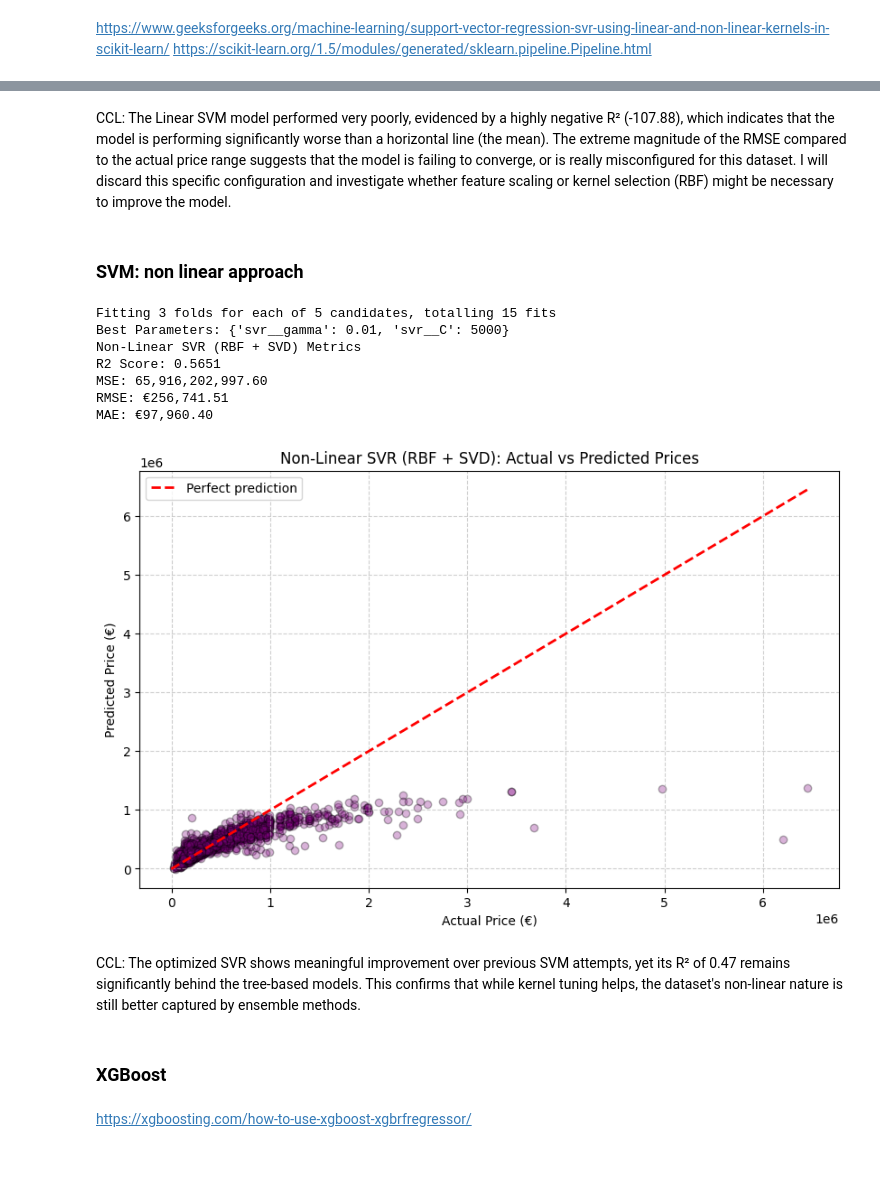
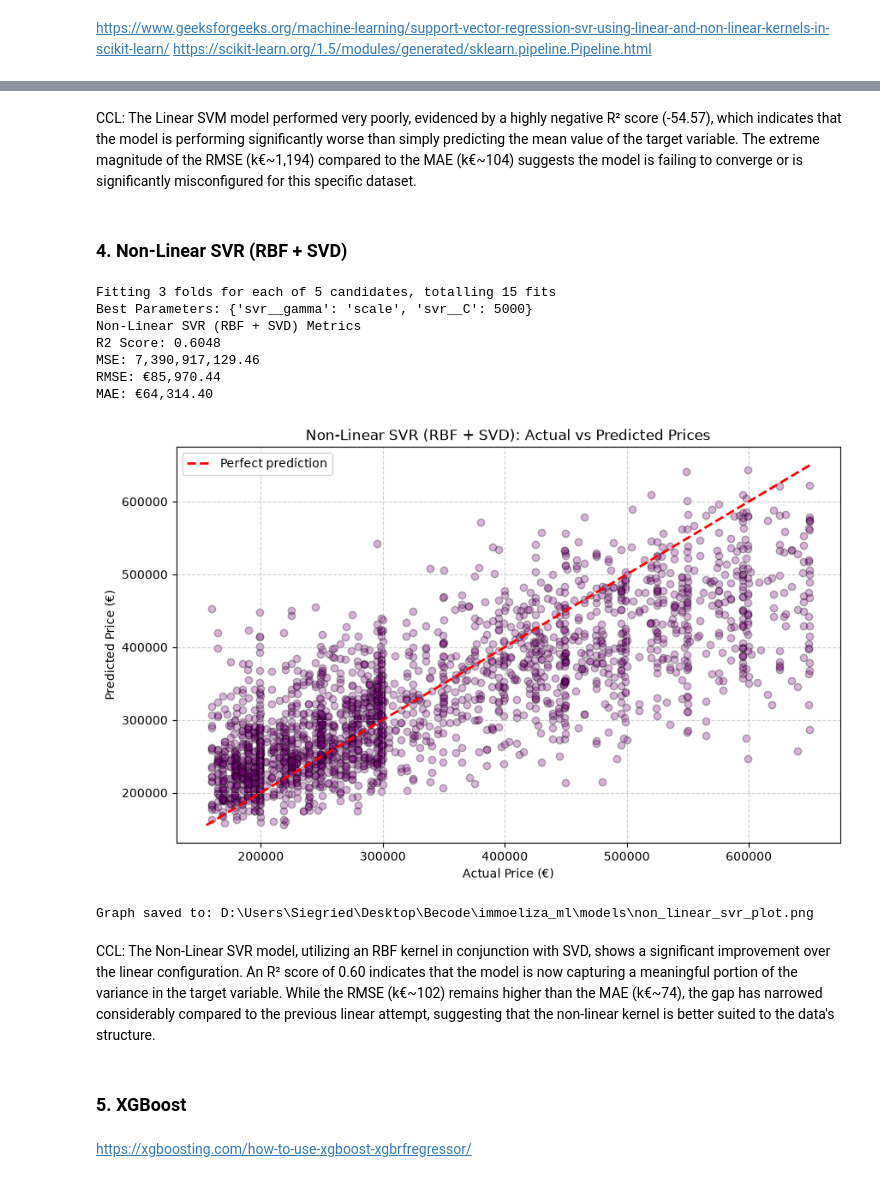
Before and after one commit to Siegried81/immoeliza_ml, a Jupyter notebook: analysis/notebook_sieg.ipynb, the cells around one changed output, grey strips where cells are left out. Saved outputs shown, nothing was run; the diff lists cells and outputs as text; code cells hidden in the pictures.

```diff
--- a/analysis/notebook_sieg.ipynb
+++ b/analysis/notebook_sieg.ipynb
@@ -21,8 +25,11 @@ from sklearn.decomposition import TruncatedSVD
 # %%
 INPUT_FILE = r"D:\Users\Siegried\Desktop\Becode\immoeliza_ml\data\raw\dataframe.json"
+OUTPUT_FILE = r"D:\Users\Siegried\Desktop\Becode\immoeliza_ml\data\clean\cleaned_data.json"
 OUTPUT_DIR = r"D:\Users\Siegried\Desktop\Becode\immoeliza_ml\data\clean"
-OUTPUT_FILE = os.path.join(OUTPUT_DIR, "cleaned_data.json")
 MODEL_DIR = r"D:\Users\Siegried\Desktop\Becode\immoeliza_ml\models"
+IMAGE_DIR = r"D:\Users\Siegried\Desktop\Becode\immoeliza_ml\images"
+MODEL_PATH = r"D:\Users\Siegried\Desktop\Becode\immoeliza_ml\models\best_xgboost.joblib"
+INPUT_PATH = r"D:\Users\Siegried\Desktop\Becode\immoeliza_ml\data\input\new_properties.json"
 # %% [markdown]
 ### Cleaning
 # %%
@@ -178,2 +220,8 @@ CCL: Since there are no values above 0.80, I don't need to drop any numerical co
 # %%
-df = final_df.drop(columns=['build_year'], errors='ignore')
+# Drop columns from both datasets
+cols_to_drop = ['build_year', 'total_surface', 'adress']
+train_df = train_df.drop(columns=cols_to_drop, errors='ignore')
+test_df = test_df.drop(columns=cols_to_drop, errors='ignore')
+# Verify
+print(f"New Train shape: {train_df.shape}")
+print(f"New Test shape: {test_df.shape}")
@@ -271,7 +327,8 @@ def run_rf_pipeline(file_path):
     X_train, X_test, y_train, y_test = train_test_split(X, y, test_size=0.2, random_state=42)
     model.fit(X_train, y_train)
 
-    joblib.dump(model, 'rf_immo_model.joblib')
+    model_filename = os.path.join(MODEL_DIR,'random_forest_model.joblib')
+    joblib.dump(model, model_filename)
 
     y_pred = model.predict(X_test)
 
@@ -368,15 +432,11 @@ MAE: €187,625.25
 # %% [markdown]
-CCL: The Linear SVM model performed very poorly, evidenced by a highly negative R² (-107.88), which indicates that the model is performing significantly worse than a horizontal line (the mean). The extreme magnitude of the RMSE compared to the actual price range suggests that the model is failing to converge, or is really misconfigured for this dataset. I will discard this specific configuration and investigate whether feature scaling or kernel selection (RBF) might be necessary to improve the model.
+CCL: The Linear SVM model performed very poorly, evidenced by a highly negative R² score (-54.57), which indicates that the model is performing significantly worse than simply predicting the mean value of the target variable. The extreme magnitude of the RMSE (k€~1,194) compared to the MAE (k€~104) suggests the model is failing to converge or is significantly misconfigured for this specific dataset.
 # %% [markdown]
-### SVM: non linear approach
+### 4. Non-Linear SVR (RBF + SVD)
 # %%
 def run_non_linear_svr():
     # Load and prepare data
     df = pd.read_json(OUTPUT_FILE).dropna(subset=["price"])
-
-    # Using 50% of data to speed up the  RBF SVR
-    # df = df.sample(frac=0.75, random_state=42)
-    # print(f"Training on {len(df)} samples.")
 
     X = df.drop(columns=["price", "address"], errors="ignore")
     y = df["price"]
@@ -395,7 +455,7 @@ def run_non_linear_svr():
         ]), cat_cols)
     ])
 
-    # PIPELINE: Includes SVD to compress feature space, keeping RBF training feasible
+    # Pipeline: Includes SVD to compress feature space, keeping RBF training feasible
     pipeline = Pipeline([
         ('prep', preprocessor),
         ('svd', TruncatedSVD(n_components=100)),
@@ -407,43 +467,52 @@ def run_non_linear_svr():
         'svr__gamma': ['scale', 0.1, 0.01]
     }
 
     X_train, X_test, y_train, y_test = train_test_split(X, y, test_size=0.2, random_state=42)
 
     # RandomizedSearchCV with progress tracking
     grid = RandomizedSearchCV(
         pipeline,
         param_distributions=param_grid,
         n_iter=5,
         cv=3,
         scoring='neg_mean_squared_error',
         n_jobs=-1,
         verbose=2)
 
     grid.fit(X_train, y_train)
 
     best_model = grid.best_estimator_
     print(f"Best Parameters: {grid.best_params_}")
 
-    joblib.dump(best_model, os.path.join(MODEL_DIR, "optimized_non_linear_svr.joblib"))
+    os.makedirs(MODEL_DIR, exist_ok=True)
+    joblib.dump(best_model, os.path.join(MODEL_DIR, "non_linear_svr.joblib"))
 
     y_pred = best_model.predict(X_test)
     display_metrics(y_test, y_pred, "Non-Linear SVR (RBF + SVD)")
+
     plot_actual_vs_predicted(y_test, y_pred, "Non-Linear SVR (RBF + SVD)")
+
+    plot_filename = os.path.join(MODEL_DIR, "non_linear_svr_plot.png")
+    plt.savefig(plot_filename, dpi=300, bbox_inches='tight')
+    print(f"Graph saved to: {plot_filename}")
+
+    plt.close()
 
 if __name__ == "__main__":
     run_non_linear_svr()
 # %% [output]
 Fitting 3 folds for each of 5 candidates, totalling 15 fits
-Best Parameters: {'svr__gamma': 0.01, 'svr__C': 5000}
+Best Parameters: {'svr__gamma': 'scale', 'svr__C': 5000}
 Non-Linear SVR (RBF + SVD) Metrics
-R2 Score: 0.5651
-MSE: 65,916,202,997.60
-RMSE: €256,741.51
-MAE: €97,960.40
+R2 Score: 0.6048
+MSE: 7,390,917,129.46
+RMSE: €85,970.44
+MAE: €64,314.40
-[figure, old version]
+[figure, new version]
+Graph saved to: D:\Users\Siegried\Desktop\Becode\immoeliza_ml\models\non_linear_svr_plot.png
 # %% [markdown]
-CCL: The optimized SVR shows meaningful improvement over previous SVM attempts, yet its R² of 0.47 remains significantly behind the tree-based models. This confirms that while kernel tuning helps, the dataset's non-linear nature is still better captured by ensemble methods.
+CCL: The Non-Linear SVR model, utilizing an RBF kernel in conjunction with SVD, shows a significant improvement over the linear configuration. An R² score of 0.60 indicates that the model is now capturing a meaningful portion of the variance in the target variable. While the RMSE (k€~102) remains higher than the MAE (k€~74), the gap has narrowed considerably compared to the previous linear attempt, suggesting that the non-linear kernel is better suited to the data's structure.
 # %% [markdown]
-### XGBoost
+### 5. XGBoost
 # %% [markdown]
 https://xgboosting.com/how-to-use-xgboost-xgbrfregressor/
```
Also changed, not shown: parts of 38 cells of this notebook.
